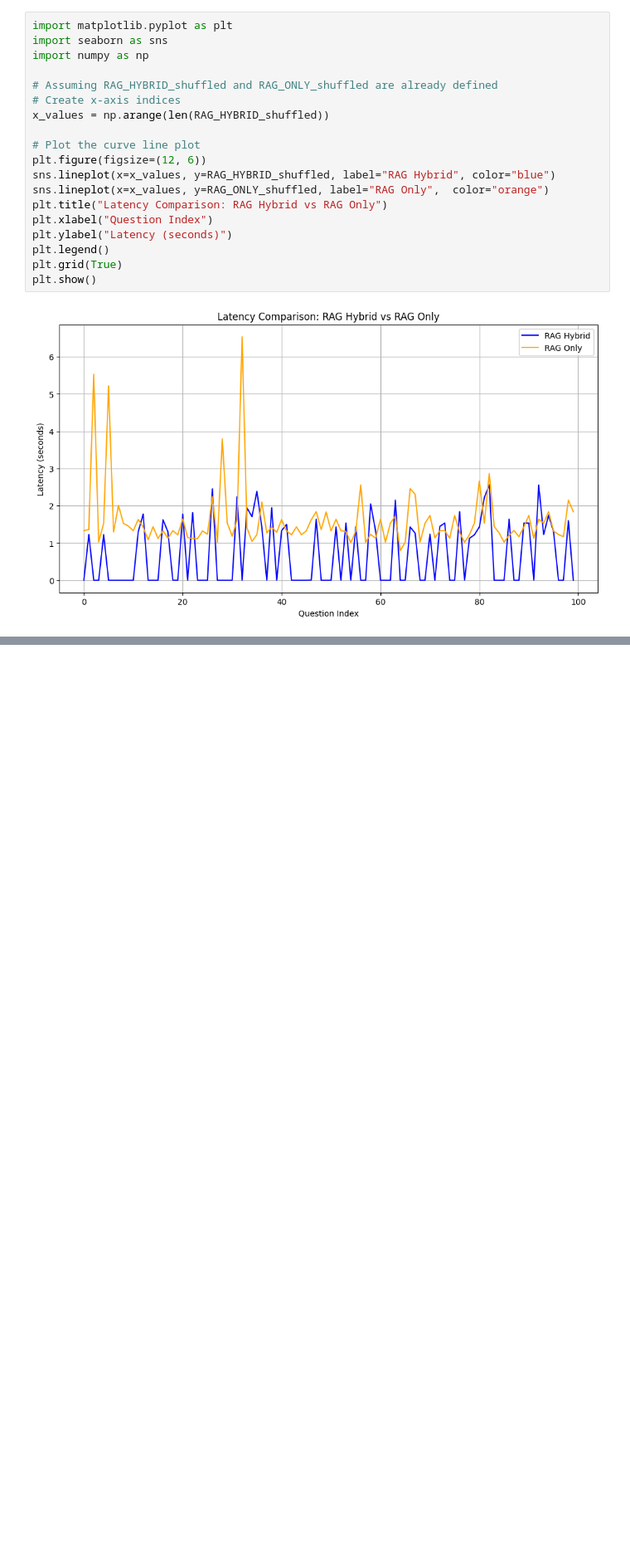
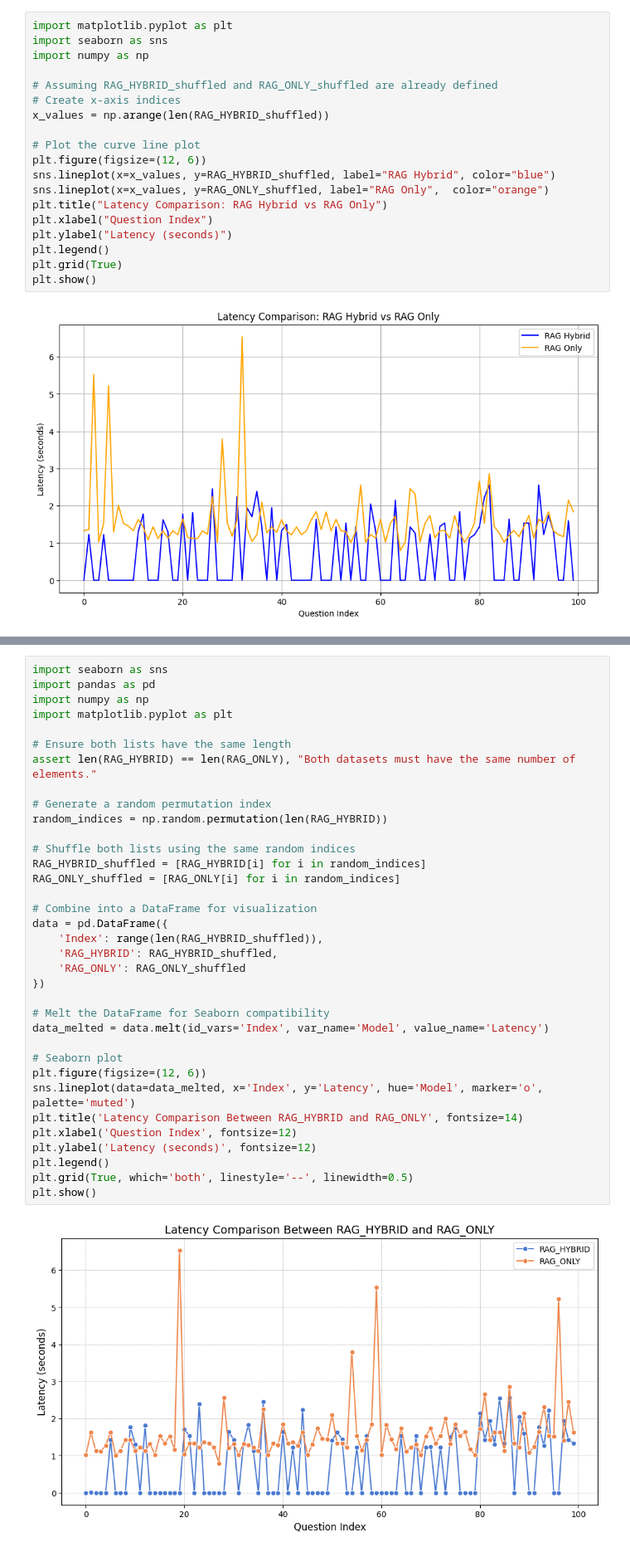
Before and after one commit to kabirolawore/optimized_rag, a Jupyter notebook: latency.ipynb, the cells around one changed output, grey strips where cells are left out. Shown at 83% size. Saved outputs shown, nothing was run; the diff lists cells and outputs as text; blank space fills up the shorter version.

```diff
--- a/latency.ipynb
+++ b/latency.ipynb
@@ -490,0 +538,37 @@ plt.show()
+# %%
+import seaborn as sns
+import pandas as pd
+import numpy as np
+import matplotlib.pyplot as plt
+
+# Ensure both lists have the same length
+assert len(RAG_HYBRID) == len(RAG_ONLY), "Both datasets must have the same number of elements."
+
+# Generate a random permutation index
+random_indices = np.random.permutation(len(RAG_HYBRID))
+
+# Shuffle both lists using the same random indices
+RAG_HYBRID_shuffled = [RAG_HYBRID[i] for i in random_indices]
+RAG_ONLY_shuffled = [RAG_ONLY[i] for i in random_indices]
+
+# Combine into a DataFrame for visualization
+data = pd.DataFrame({
+    'Index': range(len(RAG_HYBRID_shuffled)),
+    'RAG_HYBRID': RAG_HYBRID_shuffled,
+    'RAG_ONLY': RAG_ONLY_shuffled
+})
+
+# Melt the DataFrame for Seaborn compatibility
+data_melted = data.melt(id_vars='Index', var_name='Model', value_name='Latency')
+
+# Seaborn plot
+plt.figure(figsize=(12, 6))
+sns.lineplot(data=data_melted, x='Index', y='Latency', hue='Model', marker='o', palette='muted')
+plt.title('Latency Comparison Between RAG_HYBRID and RAG_ONLY', fontsize=14)
+plt.xlabel('Question Index', fontsize=12)
+plt.ylabel('Latency (seconds)', fontsize=12)
+plt.legend()
+plt.grid(True, which='both', linestyle='--', linewidth=0.5)
+plt.show()
+# %% [output]
+[figure, added]
```
Also changed, not shown: parts of 5 cells of this notebook, 3 other files.
